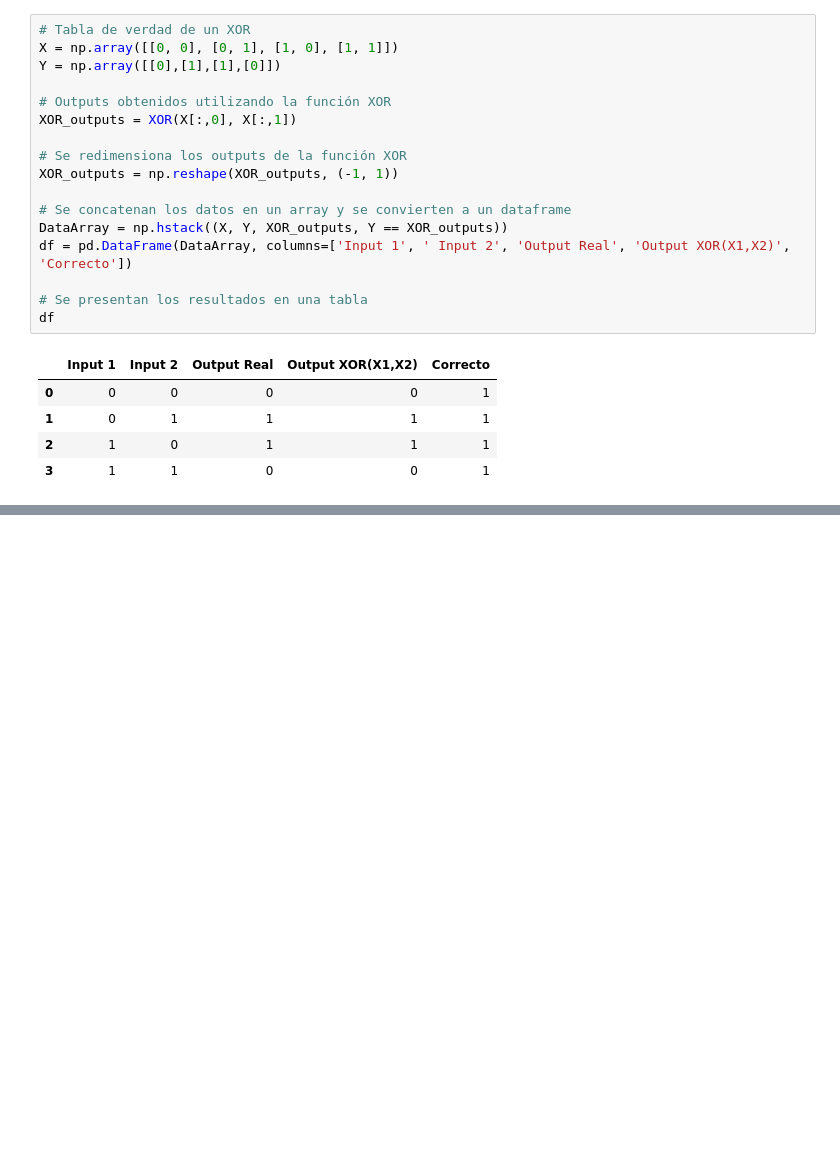
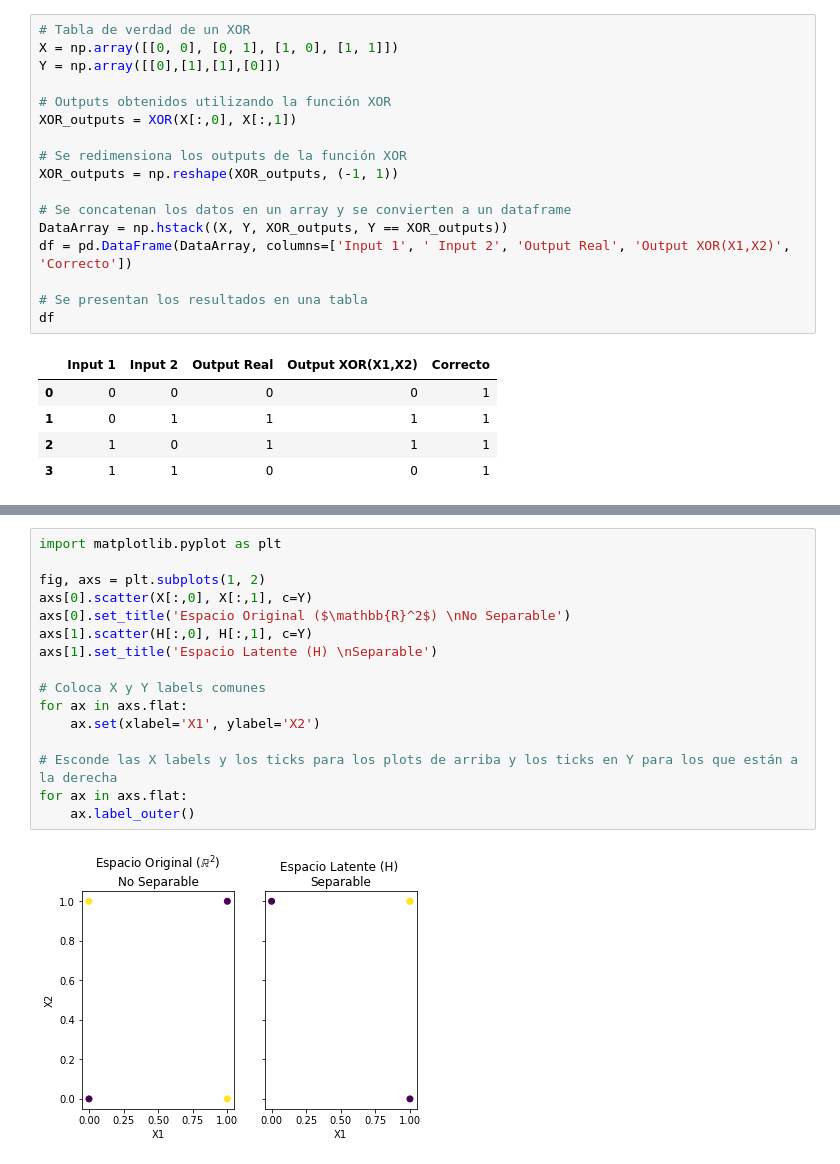
Before and after one commit to eddysanoli-galileo/Statistical-Learning-II, a Jupyter notebook: Notebooks/Clase 6 - XOR Composición de Perceptrones.ipynb, the cells around one changed output, grey strips where cells are left out. Cells and saved outputs as stored; diff of their text form; blank space fills up the shorter version.

```diff
--- a/Notebooks/Clase 6 - XOR Composición de Perceptrones.ipynb
+++ b/Notebooks/Clase 6 - XOR Composición de Perceptrones.ipynb
@@ -326,0 +390,18 @@ df
+# %%
+import matplotlib.pyplot as plt
+
+fig, axs = plt.subplots(1, 2)
+axs[0].scatter(X[:,0], X[:,1], c=Y)
+axs[0].set_title('Espacio Original ($\mathbb{R}^2$) \nNo Separable')
+axs[1].scatter(H[:,0], H[:,1], c=Y)
+axs[1].set_title('Espacio Latente (H) \nSeparable')
+
+# Coloca X y Y labels comunes
+for ax in axs.flat:
+    ax.set(xlabel='X1', ylabel='X2')
+
+# Esconde las X labels y los ticks para los plots de arriba y los ticks en Y para los que están a la derecha
+for ax in axs.flat:
+    ax.label_outer()
+# %% [output]
+[figure, added]
```
Also changed, not shown: parts of 4 cells of this notebook, 1 other file.
